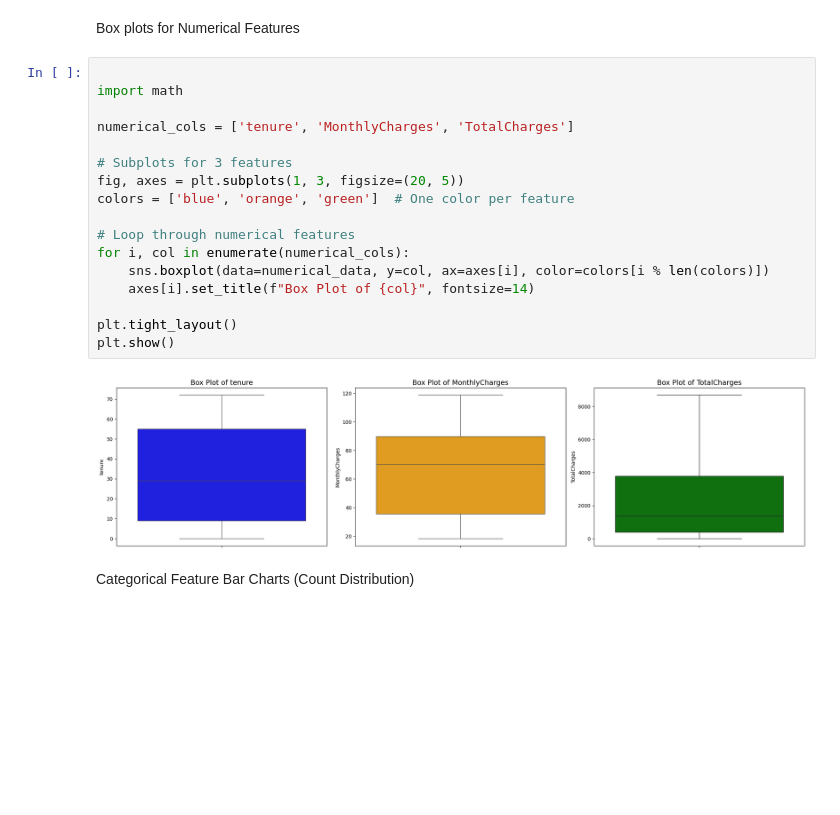
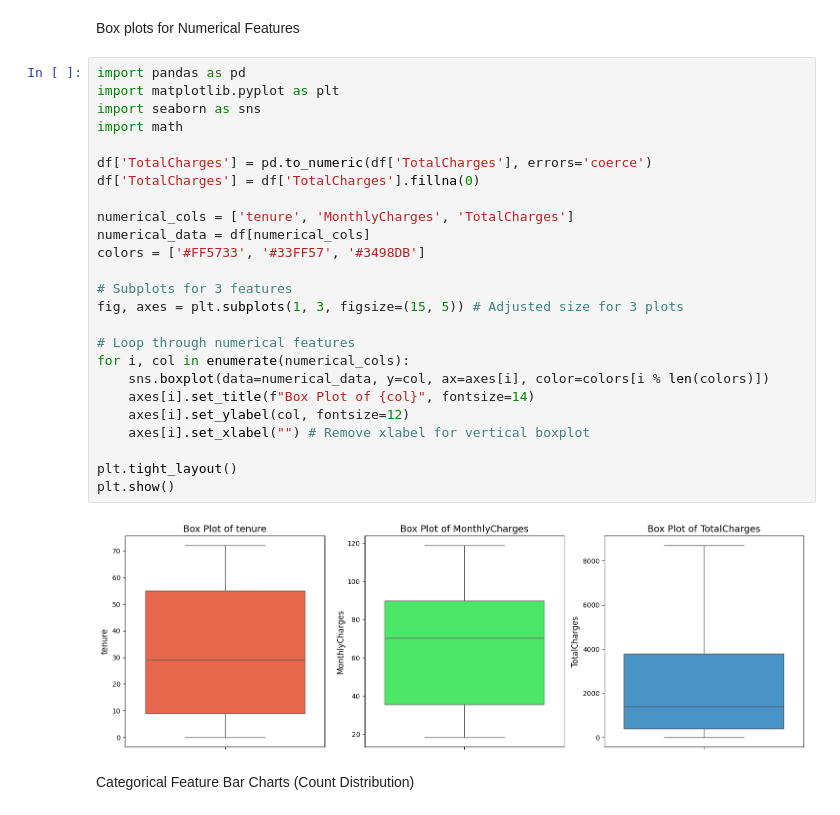
Before and after one commit to thruuuuuu/telco_churn_predict_model, a Jupyter notebook: notebooks/EDA.ipynb, the cells around one changed output. Drawn from its saved outputs; the diff is of its cells as text; blank space fills up the shorter version.

```diff
--- a/notebooks/EDA.ipynb
+++ b/notebooks/EDA.ipynb
@@ -246,24 +246,32 @@ plt.show()
 # %% [markdown]
 Box plots for Numerical Features
 # %%
-
+import pandas as pd
+import matplotlib.pyplot as plt
+import seaborn as sns
 import math
 
+df['TotalCharges'] = pd.to_numeric(df['TotalCharges'], errors='coerce')
+df['TotalCharges'] = df['TotalCharges'].fillna(0)
+
 numerical_cols = ['tenure', 'MonthlyCharges', 'TotalCharges']
+numerical_data = df[numerical_cols]
+colors = ['#FF5733', '#33FF57', '#3498DB']
 
 # Subplots for 3 features
-fig, axes = plt.subplots(1, 3, figsize=(20, 5))
-colors = ['blue', 'orange', 'green']  # One color per feature
+fig, axes = plt.subplots(1, 3, figsize=(15, 5)) # Adjusted size for 3 plots
 
 # Loop through numerical features
 for i, col in enumerate(numerical_cols):
     sns.boxplot(data=numerical_data, y=col, ax=axes[i], color=colors[i % len(colors)])
     axes[i].set_title(f"Box Plot of {col}", fontsize=14)
+    axes[i].set_ylabel(col, fontsize=12)
+    axes[i].set_xlabel("") # Remove xlabel for vertical boxplot
 
 plt.tight_layout()
 plt.show()
 # %% [output]
-[figure, old version]
+[figure, new version]
 # %% [markdown]
 Categorical Feature Bar Charts (Count Distribution)
 # %%
```
Also changed, not shown: parts of 6 cells of this notebook.
